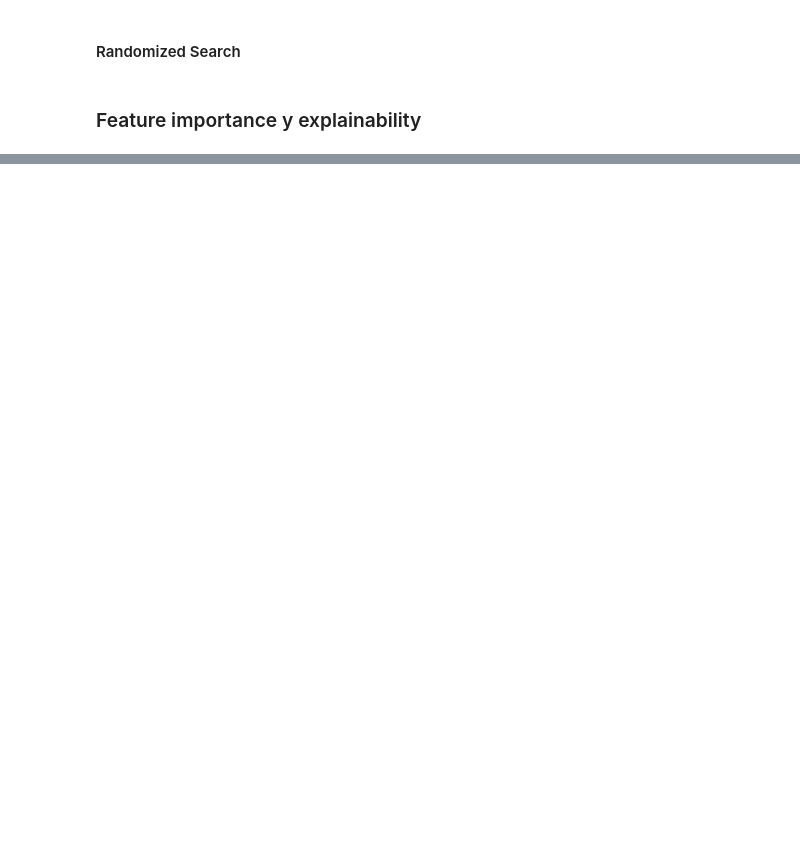
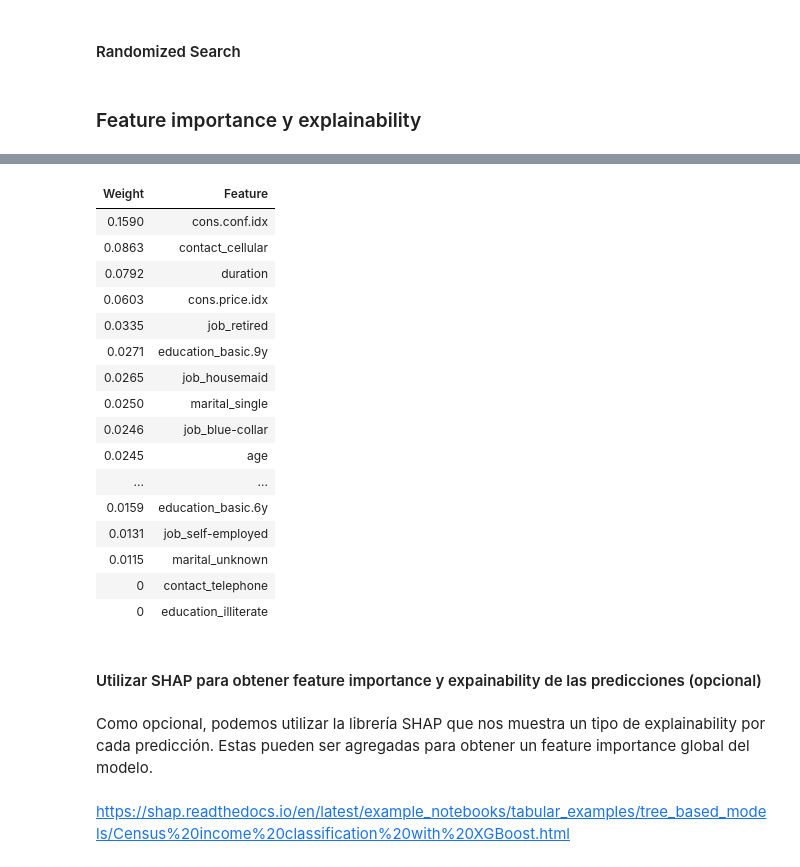
Before and after one commit to leonardovettulo/mentorias2021, a Jupyter notebook: Practico_04_Aprendizaje_Supervisado.ipynb, the cells around one changed output, grey strips where cells are left out. Saved outputs shown, nothing was run; the diff lists cells and outputs as text; code cells hidden in the pictures; blank space fills up the shorter version.

```diff
--- a/Practico_04_Aprendizaje_Supervisado.ipynb
+++ b/Practico_04_Aprendizaje_Supervisado.ipynb
@@ -241,0 +392,31 @@ En esta sección realizaremos varios tipos de optimización de hiperparámetros
+# %%
+onehot_columns = cat_features
+features_list = list(numeric_features)
+features_list.extend(onehot_columns)
+# %%
+eli5.explain_weights(pipeline_modelo[1], top=50, feature_names=features_list)
+# %% [output]
+| Weight | Feature |
+| 0.1590 | cons.conf.idx |
+| 0.0863 | contact_cellular |
+| 0.0792 | duration |
+| 0.0603 | cons.price.idx |
+| 0.0335 | job_retired |
+| 0.0271 | education_basic.9y |
+| 0.0265 | job_housemaid |
+| 0.0250 | marital_single |
+| 0.0246 | job_blue-collar |
+| 0.0245 | age |
+| ... | ... |
+| 0.0159 | education_basic.6y |
+| 0.0131 | job_self-employed |
+| 0.0115 | marital_unknown |
+| 0 | contact_telephone |
+| 0 | education_illiterate |
+# %% [markdown]
+#### Utilizar SHAP para obtener feature importance y expainability de las predicciones (opcional)
+# %% [markdown]
+Como opcional, podemos utilizar la librería SHAP que nos muestra un tipo de explainability por cada predicción. Estas pueden ser agregadas para obtener un feature importance global del modelo.
+# %% [markdown]
+
+https://shap.readthedocs.io/en/latest/example_notebooks/tabular_examples/tree_based_models/Census%20income%20classification%20with%20XGBoost.html
```
Also changed, not shown: parts of 21 cells of this notebook, 2 other files.
